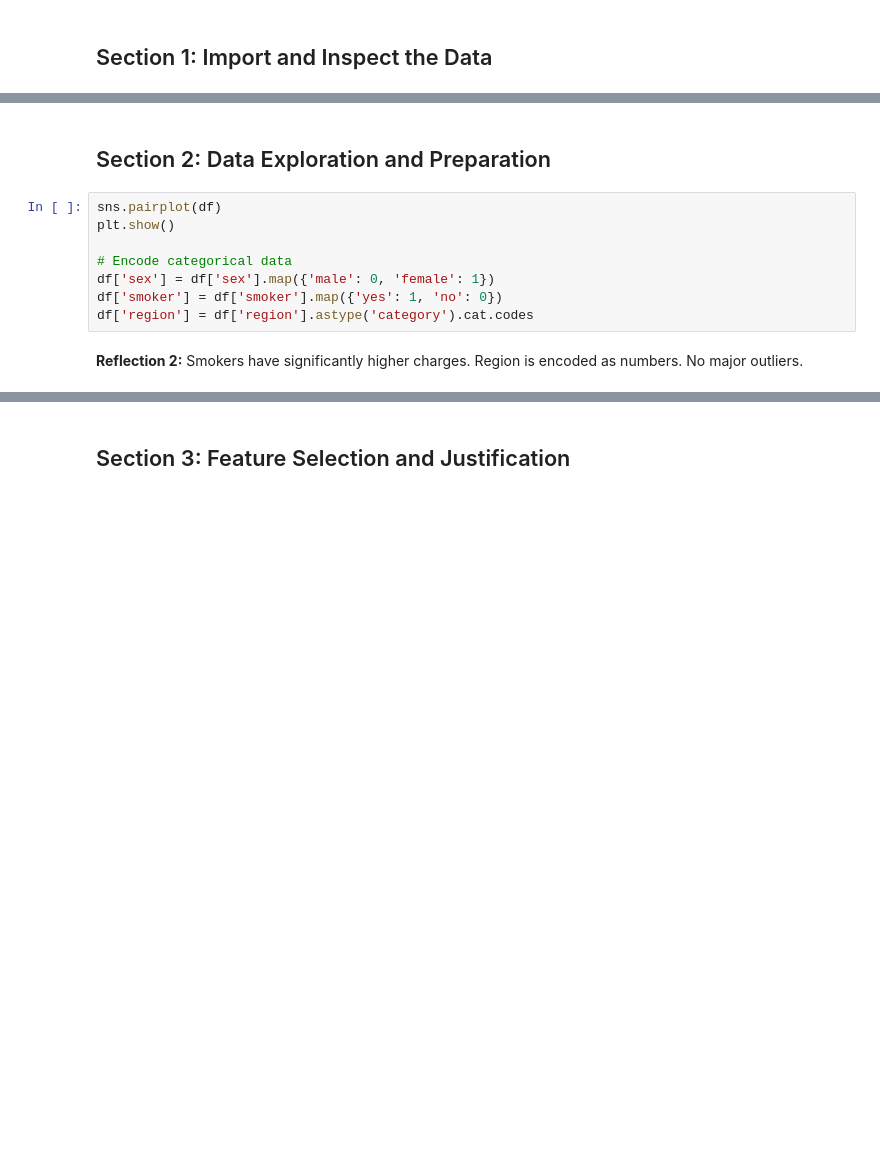
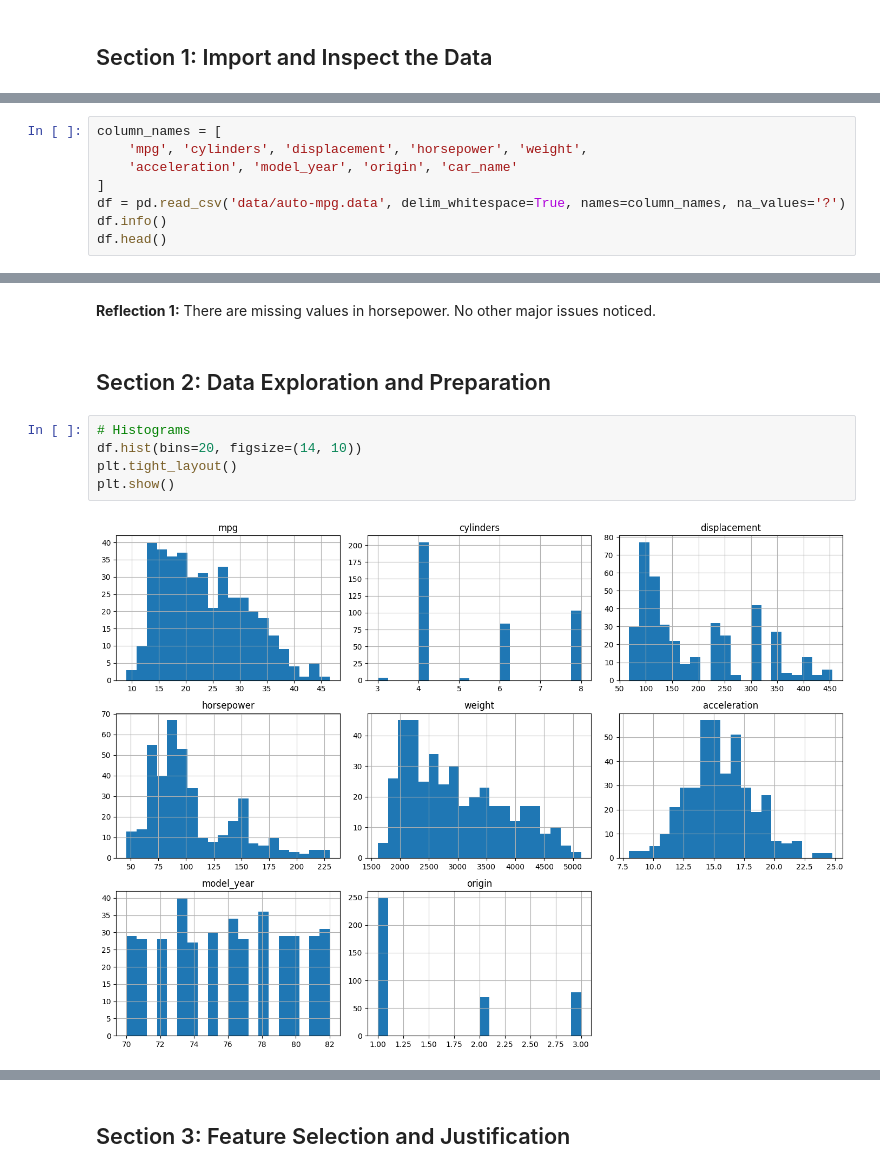
Before and after one commit to HuzaifaUCMO/ml_regression_huzaifanadeem, a Jupyter notebook: regression_huzaifanadeem.ipynb, the cells around one changed output, grey strips where cells are left out. Cells and saved outputs as stored; diff of their text form; blank space fills up the shorter version.

```diff
--- a/regression_huzaifanadeem.ipynb
+++ b/regression_huzaifanadeem.ipynb
@@ -27,0 +21,8 @@ df.head()
+# %%
+column_names = [
+    'mpg', 'cylinders', 'displacement', 'horsepower', 'weight',
+    'acceleration', 'model_year', 'origin', 'car_name'
+]
+df = pd.read_csv('data/auto-mpg.data', delim_whitespace=True, names=column_names, na_values='?')
+df.info()
+df.head()
@@ -28,12 +52,11 @@ df.head()
+# %% [markdown]
+**Reflection 1:** There are missing values in horsepower. No other major issues noticed.
 # %% [markdown]
 ## Section 2: Data Exploration and Preparation
-# %%
-sns.pairplot(df)
-plt.show()
-
-# Encode categorical data
-df['sex'] = df['sex'].map({'male': 0, 'female': 1})
-df['smoker'] = df['smoker'].map({'yes': 1, 'no': 0})
-df['region'] = df['region'].astype('category').cat.codes
-# %% [markdown]
-**Reflection 2:** Smokers have significantly higher charges. Region is encoded as numbers. No major outliers.
+# %%
+# Histograms
+df.hist(bins=20, figsize=(14, 10))
+plt.tight_layout()
+plt.show()
+# %% [output]
+[figure, added]
```
Also changed, not shown: parts of 23 cells of this notebook.
